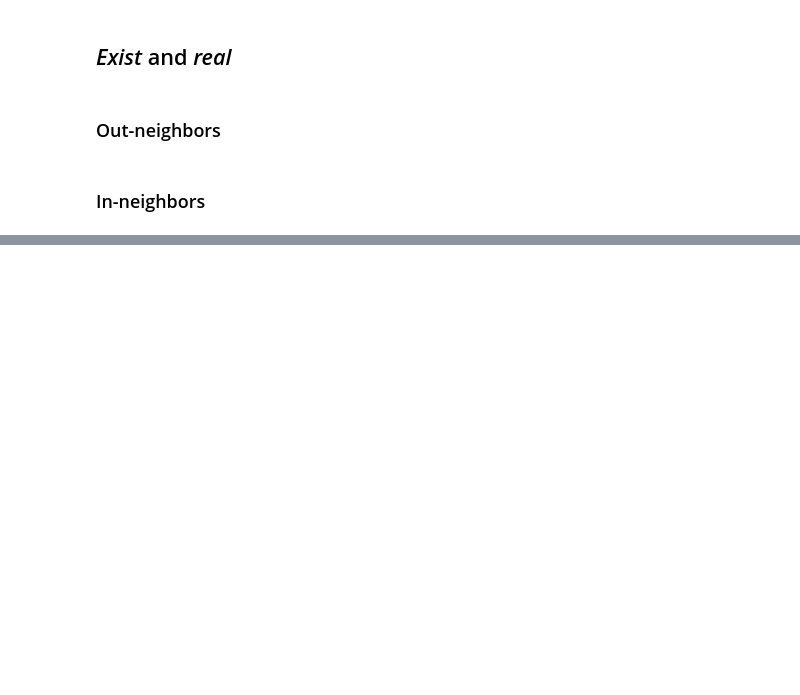
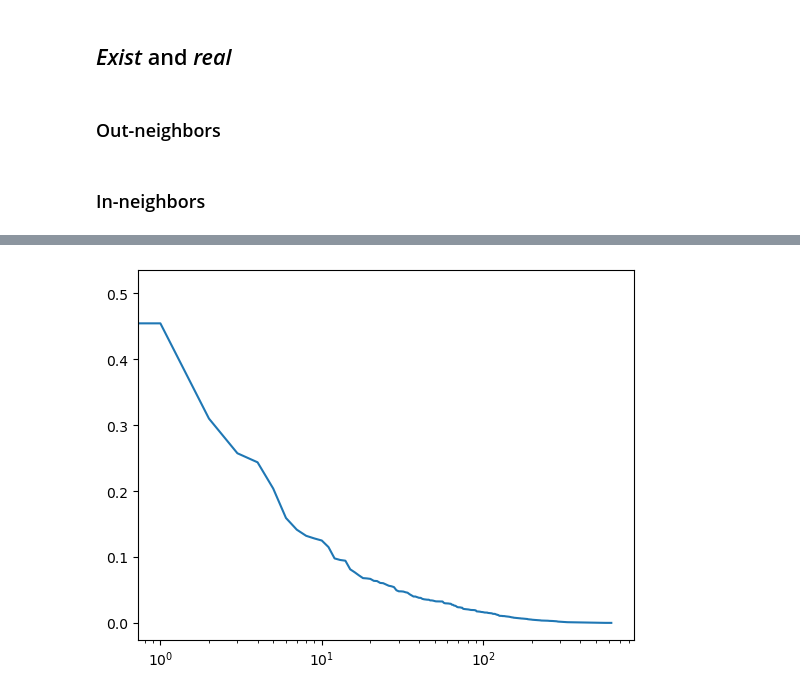
Before and after one commit to makrai/4lang-with-them-roles, a Jupyter notebook: pagerank.ipynb, the cells around one changed output, grey strips where cells are left out. Cells and saved outputs as stored; diff of their text form; code cells hidden in the pictures; blank space fills up the shorter version.

```diff
--- a/pagerank.ipynb
+++ b/pagerank.ipynb
@@ -455,0 +528,6 @@ fl.groupby([in_degree_ser==0,fl.pagerank<5.578344e-05]).size()
+# %%
+page_rank_ser.plot()
+plt.xscale('log')
+#plt.yscale('log')
+# %% [output]
+[figure, added]
```
Also changed, not shown: parts of 29 cells of this notebook.
